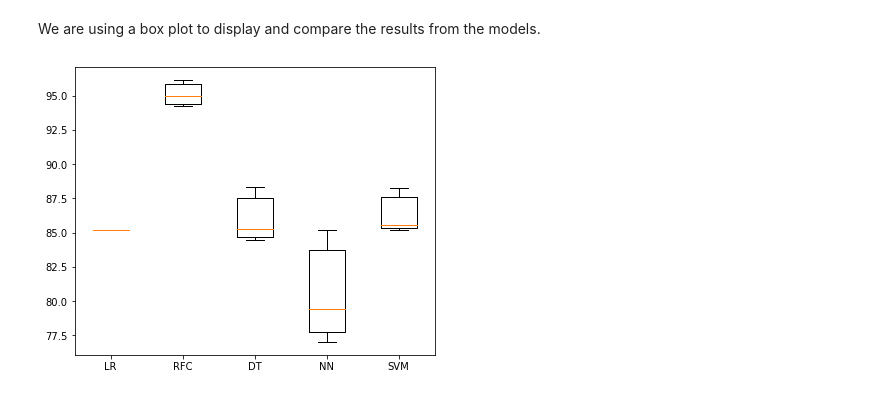
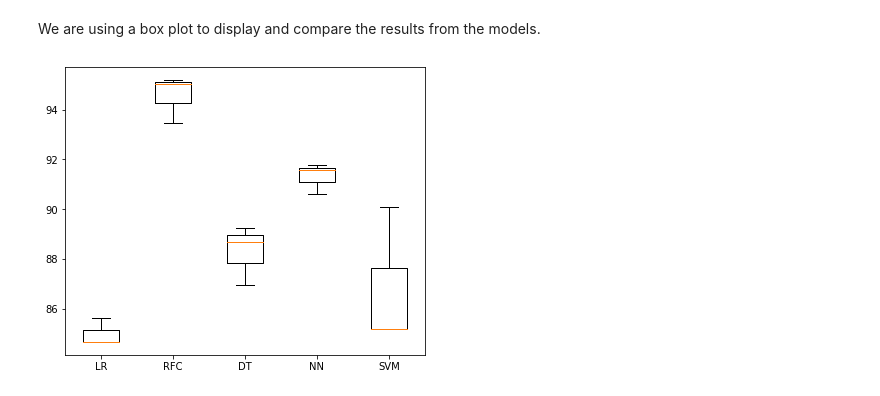
Before and after one commit to pedromonteiro01/garbage_classification, a Jupyter notebook: project/main.ipynb, the cells around one changed output. Saved outputs shown, nothing was run; the diff lists cells and outputs as text; code cells hidden in the pictures.

```diff
--- a/project/main.ipynb
+++ b/project/main.ipynb
@@ -519,23 +822,23 @@ weighted avg       0.86      0.86      0.86       521
 # %% [markdown]
 We are using a box plot to display and compare the results from the models.
 # %%
-LR = [85.22, 85.22, 85.22]
-RFC = [95.01, 94.24, 96.16, 94.99, 94.25, 96.16]
-DT = [88.29, 85.22, 84.45, 88.35, 85.31, 84.55]
-NN = [85.22, 79.46, 77.16, 85.20, 79.39, 77.04]
-SVM = [85.60, 88.30, 85.22, 85.59, 88.27, 85.22]
+LR = [84.67, 84.67, 85.62]
+RFC = [95.03, 93.48, 95.20]
+DT = [88.69, 89.25, 86.95]
+NN = [91.77, 90.63, 91.57]
+SVM = [85.20, 85.20, 90.07]
 
 data = [LR, RFC, DT, NN, SVM]
 
 fig = plt.figure(figsize =(5, 4))
 
 # Creating axes instance
 ax = fig.add_axes([0, 0, 1, 1])
 
 # Creating plot
 bp = ax.boxplot(data, labels=["LR", "RFC", "DT", "NN", "SVM"])
 
 # show plot
 plt.show()
 # %% [output]
-[figure, old version]
+[figure, new version]
```
Also changed, not shown: parts of 43 cells of this notebook.
